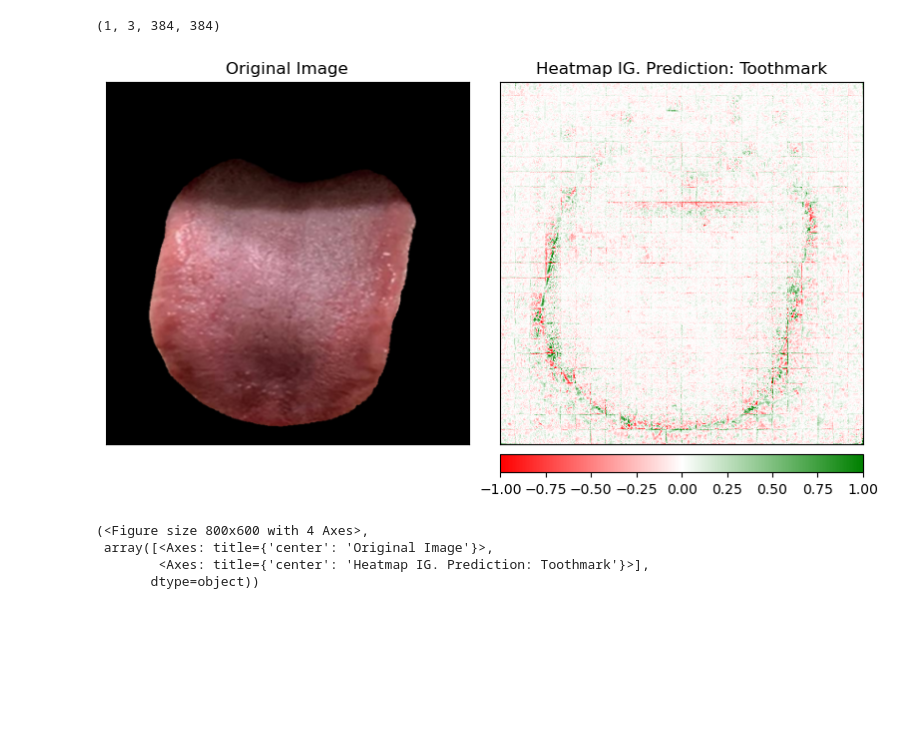
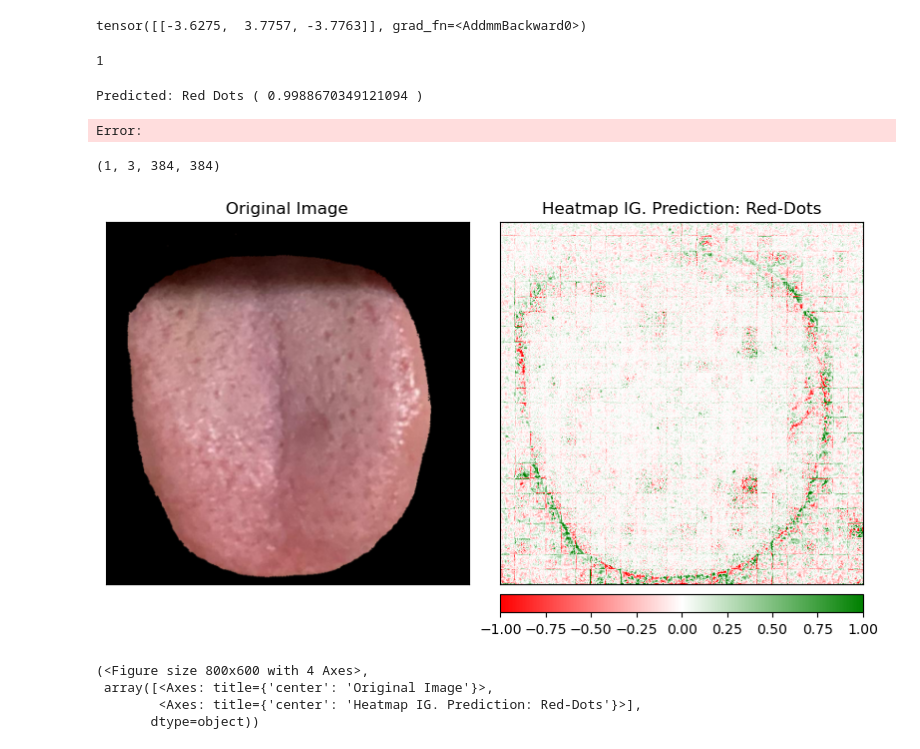
Before and after one commit to oyanchun/Synapxe-Tongue-Project, a Jupyter notebook: XAI/XAI v2.ipynb, the cells around one changed output. Drawn from its saved outputs; the diff is of its cells as text; code cells hidden in the pictures; blank space fills up the shorter version.

```diff
--- a/XAI/XAI v2.ipynb
+++ b/XAI/XAI v2.ipynb
@@ -10,10 +36,30 @@ feature_extractor = AutoFeatureExtractor.from_pretrained(model_name)
+# %%
+output = model(image_transformed)
+output.logits
+# %% [output]
+tensor([[-3.6275,  3.7757, -3.7763]], grad_fn=<AddmmBackward0>)
+# %%
+output_softmax = F.softmax(output.logits, dim=1)
+prediction_score, pred_label_idx = torch.topk(output_softmax, 1)
+
+pred_label_idx.squeeze_()
+pred_label_idx.item()
+# %% [output]
+1
+# %%
+predicted_label = idx_to_labels[pred_label_idx.item()]
+print('Predicted:', predicted_label, '(', prediction_score.squeeze().item(), ')')
+# %% [output]
+Predicted: Red Dots ( 0.9988670349121094 )
+# %%
+integrated_gradients = IntegratedGradients(model)
+attributions_ig = integrated_gradients.attribute(image_transformed, target=pred_label_idx, n_steps=200)
+# %% [output]
+Error:
 # %%
-image = Image.open("../Samples/segmented/segmented_sample_1.png")
-image_array = np.array(image)
+image_classification_explainer = ImageClassificationExplainer(model=model, feature_extractor=feature_extractor, attribution_type="IGNT")
 
-image_classification_explainer = ImageClassificationExplainer(model=model, feature_extractor=feature_extractor)
-
-image_attributions = image_classification_explainer(image_array)
+image_attributions = image_classification_explainer(image_transformed)
 
 print(image_attributions.shape)
 # %% [output]
@@ -21,12 +67,11 @@ print(image_attributions.shape)
 # %%
 image_classification_explainer.visualize(
     method="heatmap",
     side_by_side=True,
-    outlier_threshold=0.03
 )
 # %% [output]
-[figure, old version]
+[figure, new version]
 (<Figure size 800x600 with 4 Axes>,
  array([<Axes: title={'center': 'Original Image'}>,
-        <Axes: title={'center': 'Heatmap IG. Prediction: Toothmark'}>],
+        <Axes: title={'center': 'Heatmap IG. Prediction: Red-Dots'}>],
        dtype=object))
```
Also changed, not shown: parts of 5 cells of this notebook, 1 other file.
